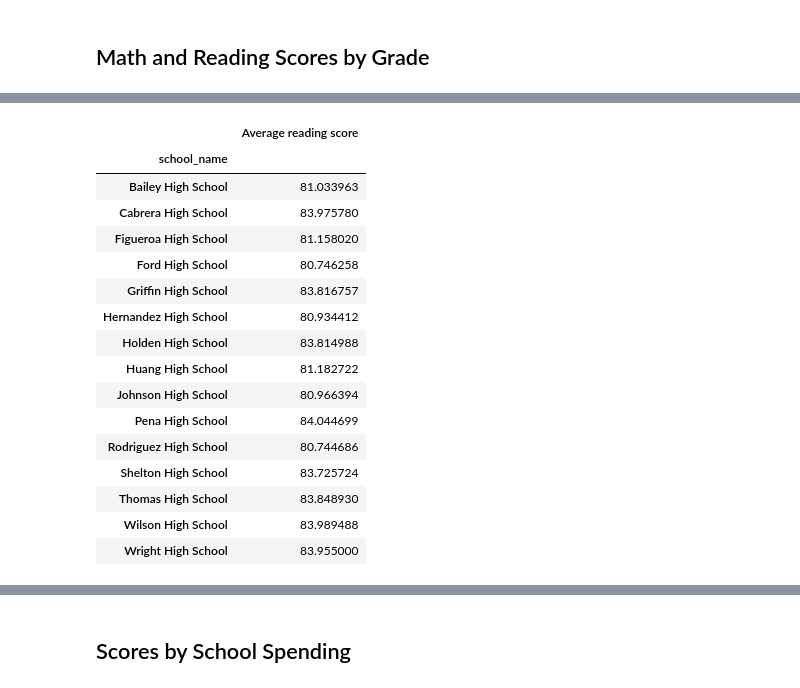
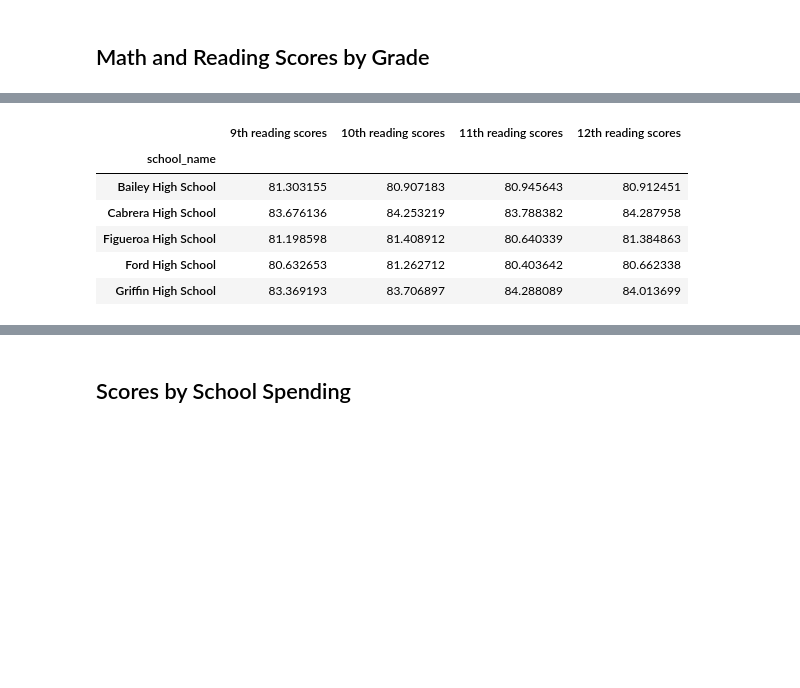
Before and after one commit to faramarzamirshahi/School_District_Analysis, a Jupyter notebook: PyCitySchools_Challenge.ipynb, the cells around one changed output, grey strips where cells are left out. Cells and saved outputs as stored; diff of their text form; code cells hidden in the pictures; blank space fills up the shorter version.

```diff
--- a/PyCitySchools_Challenge.ipynb
+++ b/PyCitySchools_Challenge.ipynb
@@ -42,7 +42,10 @@ student_data_df.head(10)
 import numpy as np
 # %%
 # Step 2. Use the loc method on the student_data_df to select all the reading scores from the 9th grade at Thomas High School and replace them with NaN.
-#student_data_df.loc[(student_data_df["school_name"]=="Thomas High School") & (student_data_df["grade"]=="9th"),["reading_score"]] = np.nan
-series = student_data_df.loc[(student_data_df["school_name"]=="Thomas High School") & (student_data_df["grade"]=="9th")]["reading_score"]
-series.describe()
+#  Step 3. Refactor the code in Step 2 to replace the math scores with NaN.
+#  Step 4. Check the student data for NaN's.
+student_data_df.loc[(student_data_df["school_name"]=="Thomas High School") & (student_data_df["grade"]=="9th"),["math_score"]] = np.nan
+student_data_df.loc[(student_data_df["school_name"]=="Thomas High School") & (student_data_df["grade"]=="9th"),["reading_score"]] = np.nan
+ths_grade9 = student_data_df.loc[(student_data_df["school_name"]=="Thomas High School") & (student_data_df["grade"]=="9th")]
+ths_grade9.describe()
 # %% [output]
@@ -403,12 +299,19 @@ per_school_summary_df.sort_values("% Overall Passing",ascending = True).head(5)
 ## Math and Reading Scores by Grade
 # %%
 # Create a Series of scores by grade levels using conditionals.
-
+ninth_graders = school_data_complete_df[(school_data_complete_df["grade"] == "9th")]
+tenth_graders = school_data_complete_df[(school_data_complete_df["grade"] == "10th")]
+eleventh_graders = school_data_complete_df[(school_data_complete_df["grade"] == "11th")]
+twelfth_graders = school_data_complete_df[(school_data_complete_df["grade"] == "12th")]
 
 # Group each school Series by the school name for the average math score.
-average_math_scores = school_data_complete_df.groupby(["school_name"]).mean()["math_score"]
-average_math_scores
+ninth_grade_math_scores = ninth_graders.groupby(["school_name"]).mean()["math_score"]
+tenth_grade_math_scores = tenth_graders.groupby(["school_name"]).mean()["math_score"]
+eleventh_grade_math_scores = eleventh_graders.groupby(["school_name"]).mean()["math_score"]
+twelfth_grade_math_scores = twelfth_graders.groupby(["school_name"]).mean()["math_score"]
 
 # Group each school Series by the school name for the average reading score.
-average_reading_scores = school_data_complete_df.groupby(["school_name"]).mean()["reading_score"]
-average_reading_scores
+ninth_grade_reading_scores = ninth_graders.groupby(["school_name"]).mean()["reading_score"]
+tenth_grade_reading_scores = tenth_graders.groupby(["school_name"]).mean()["reading_score"]
+eleventh_grade_reading_scores = eleventh_graders.groupby(["school_name"]).mean()["reading_score"]
+twelfth_grade_reading_scores = twelfth_graders.groupby(["school_name"]).mean()["reading_score"]
@@ -455,22 +335,17 @@ average_math_scores_df
 # %%
 # Combine each Series for average reading scores by school into single data frame.
-average_reading_scores_df = pd.DataFrame({"Average reading score":average_reading_scores})
-average_reading_scores_df
+reading_scores_by_grade = pd.DataFrame({
+              "9th reading scores": ninth_grade_reading_scores,
+              "10th reading scores": tenth_grade_reading_scores,
+              "11th reading scores": eleventh_grade_reading_scores,
+              "12th reading scores": twelfth_grade_reading_scores})
+
+reading_scores_by_grade.head()
 # %% [output]
-|  | Average reading score |
-| school_name |  |
-| Bailey High School | 81.033963 |
-| Cabrera High School | 83.975780 |
-| Figueroa High School | 81.158020 |
-| Ford High School | 80.746258 |
-| Griffin High School | 83.816757 |
-| Hernandez High School | 80.934412 |
-| Holden High School | 83.814988 |
-| Huang High School | 81.182722 |
-| Johnson High School | 80.966394 |
-| Pena High School | 84.044699 |
-| Rodriguez High School | 80.744686 |
-| Shelton High School | 83.725724 |
-| Thomas High School | 83.848930 |
-| Wilson High School | 83.989488 |
-| Wright High School | 83.955000 |
+|  | 9th reading scores | 10th reading scores | 11th reading scores | 12th reading scores |
+| school_name |  |  |  |  |
+| Bailey High School | 81.303155 | 80.907183 | 80.945643 | 80.912451 |
+| Cabrera High School | 83.676136 | 84.253219 | 83.788382 | 84.287958 |
+| Figueroa High School | 81.198598 | 81.408912 | 80.640339 | 81.384863 |
+| Ford High School | 80.632653 | 81.262712 | 80.403642 | 80.662338 |
+| Griffin High School | 83.369193 | 83.706897 | 84.288089 | 84.013699 |
```
Also changed, not shown: parts of 43 cells of this notebook, 17 other files.
